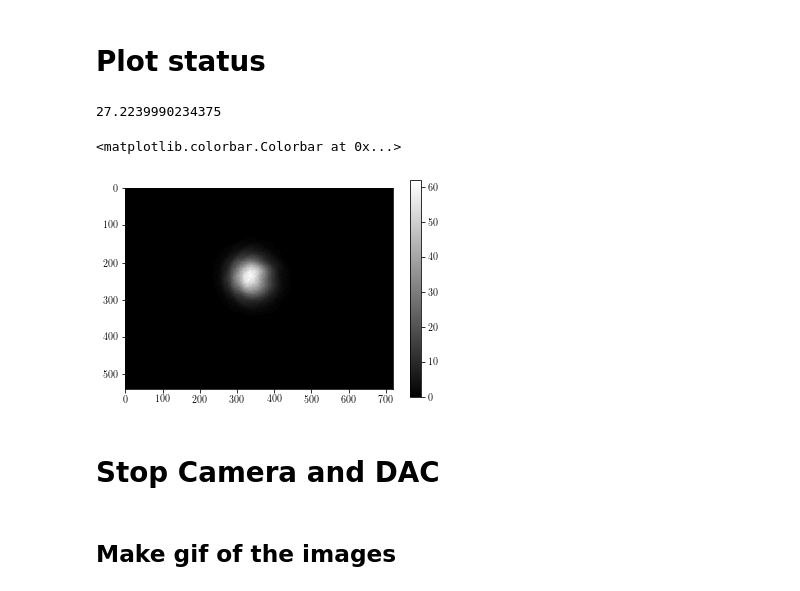
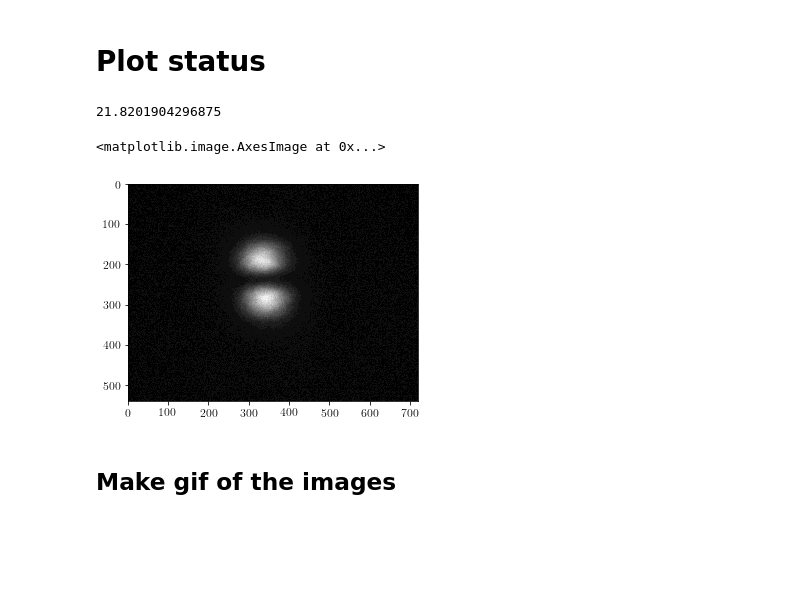
Before and after one commit to Parth92/Beam_auto_alignment, a Jupyter notebook: src/Actual_lab_cavity_alignment-with_GA.ipynb, the cells around one changed output. Drawn from its saved outputs; the diff is of its cells as text; code cells hidden in the pictures; blank space fills up the shorter version.

Commit message:
Some tweaks to get it working: only 36 peaks in the image processed for mode calculation. basic locking implemented.

```diff
--- a/src/Actual_lab_cavity_alignment-with_GA.ipynb
+++ b/src/Actual_lab_cavity_alignment-with_GA.ipynb
@@ -178,13 +172,11 @@ Time: 120.9995973110199, Fittest Parent: [-2.01906109e-04 -2.96270517e-04  1.958
 # %% [markdown]
 # Plot status
 # %%
+plt.interactive('off')
 Img1 = Capture_image(300, camera)
 print(Img1.sum()/n_pixl**2)
 plt.imshow(Img1[::-1], cmap=cm.binary_r)
-plt.colorbar()
 # %% [output]
-27.2239990234375
+21.8201904296875
-<matplotlib.colorbar.Colorbar at 0x...>
+<matplotlib.image.AxesImage at 0x...>
-[figure, old version]
+[figure, new version]
-# %% [markdown]
-# Stop Camera and DAC
```
Also changed, not shown: parts of 14 cells of this notebook, 1 other file.
